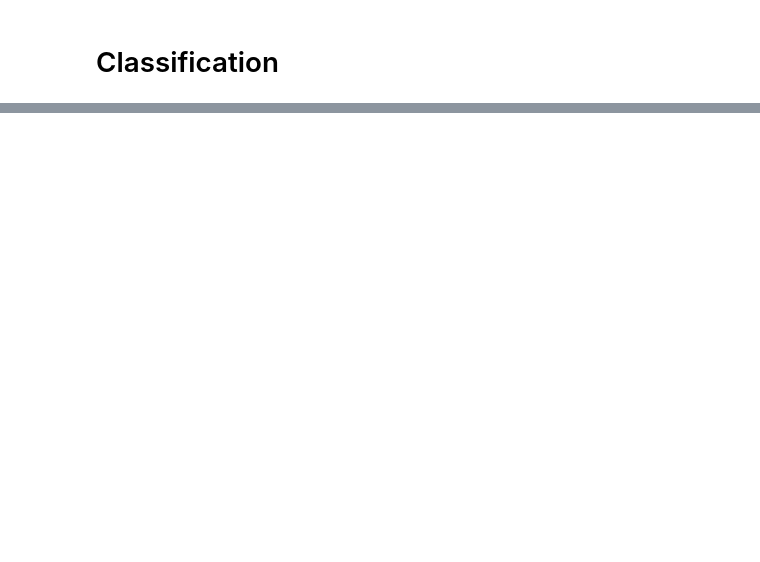
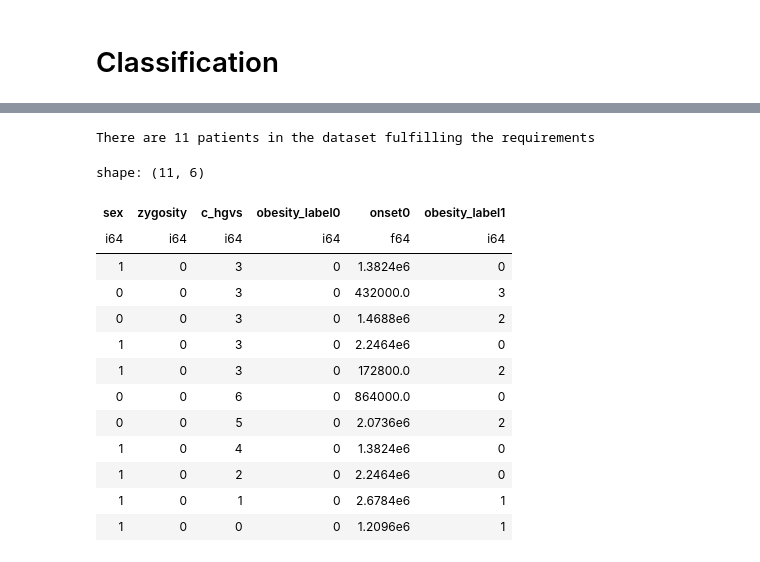
Before and after one commit to BIH-CEI/ERKER2Phenopackets, a Jupyter notebook: ERKER2Phenopackets/src/analysis/ml/analyse.ipynb, the cells around one changed output, grey strips where cells are left out. Drawn from its saved outputs; the diff is of its cells as text; code cells hidden in the pictures; blank space fills up the shorter version.

```diff
--- a/ERKER2Phenopackets/src/analysis/ml/analyse.ipynb
+++ b/ERKER2Phenopackets/src/analysis/ml/analyse.ipynb
@@ -960,3 +917,32 @@ shape: (11, 6)
+# %%
+# map categorical variables to integers
+X = map_col(X, 'sex', 'sex', mapping={"male": 0, "female": 1}, default=2)
+X = map_col(X, 'zygosity', 'zygosity', mapping={"heterozygous": 0, "homozygous": 1}, default=2)
+c_hgvs_map = {c_hgvs: i for i, c_hgvs in enumerate(X['c_hgvs'].unique())}
+X = map_col(X, 'c_hgvs', 'c_hgvs', mapping=c_hgvs_map, default=len(c_hgvs_map))
+obesity_label_map = {obesity_label: i for i, obesity_label in enumerate(categories)}
+X = map_col(X, 'obesity_label0', 'obesity_label0', mapping=obesity_label_map, default=len(categories))
+X = map_col(X, 'obesity_label1', 'obesity_label1', mapping=obesity_label_map, default=len(categories))
+
+print(f'There are {X.height} patients in the dataset fulfilling the requirements')
+
+X
+# %% [output]
+There are 11 patients in the dataset fulfilling the requirements
+shape: (11, 6)
+| sex | zygosity | c_hgvs | obesity_label0 | onset0 | obesity_label1 |
+| i64 | i64 | i64 | i64 | f64 | i64 |
+| 1 | 0 | 3 | 0 | 1.3824e6 | 0 |
+| 0 | 0 | 3 | 0 | 432000.0 | 3 |
+| 0 | 0 | 3 | 0 | 1.4688e6 | 2 |
+| 1 | 0 | 3 | 0 | 2.2464e6 | 0 |
+| 1 | 0 | 3 | 0 | 172800.0 | 2 |
+| 0 | 0 | 6 | 0 | 864000.0 | 0 |
+| 0 | 0 | 5 | 0 | 2.0736e6 | 2 |
+| 1 | 0 | 4 | 0 | 1.3824e6 | 0 |
+| 1 | 0 | 2 | 0 | 2.2464e6 | 0 |
+| 1 | 0 | 1 | 0 | 2.6784e6 | 1 |
+| 1 | 0 | 0 | 0 | 1.2096e6 | 1 |
 # %%
 y = X.select('obesity_label1')
 X = X.drop('obesity_label1')
```
Also changed, not shown: parts of 21 cells of this notebook, 1 other file.
